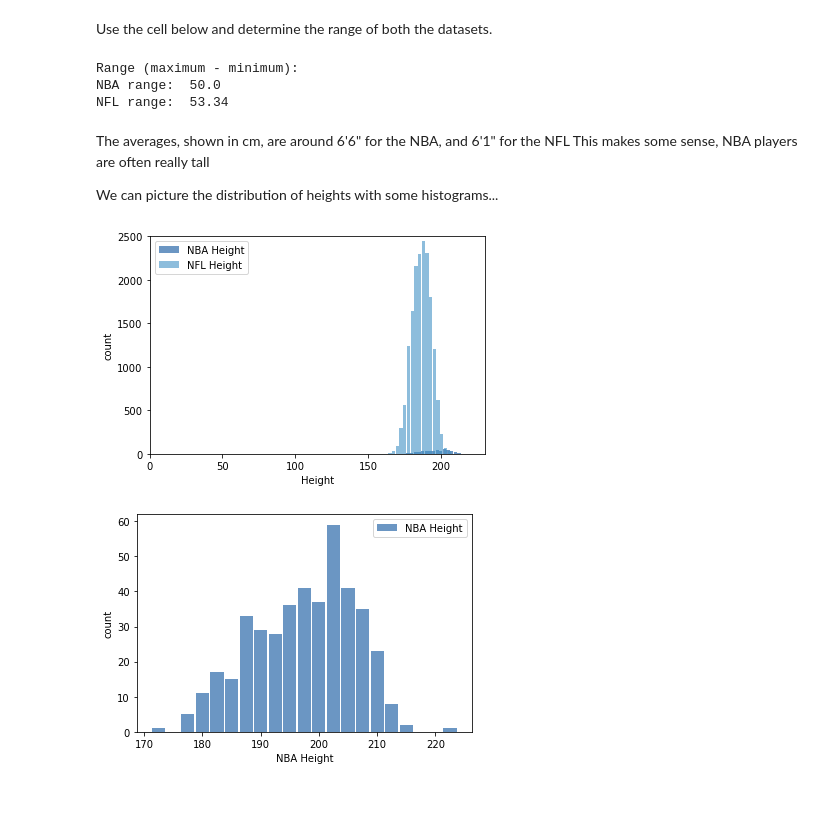
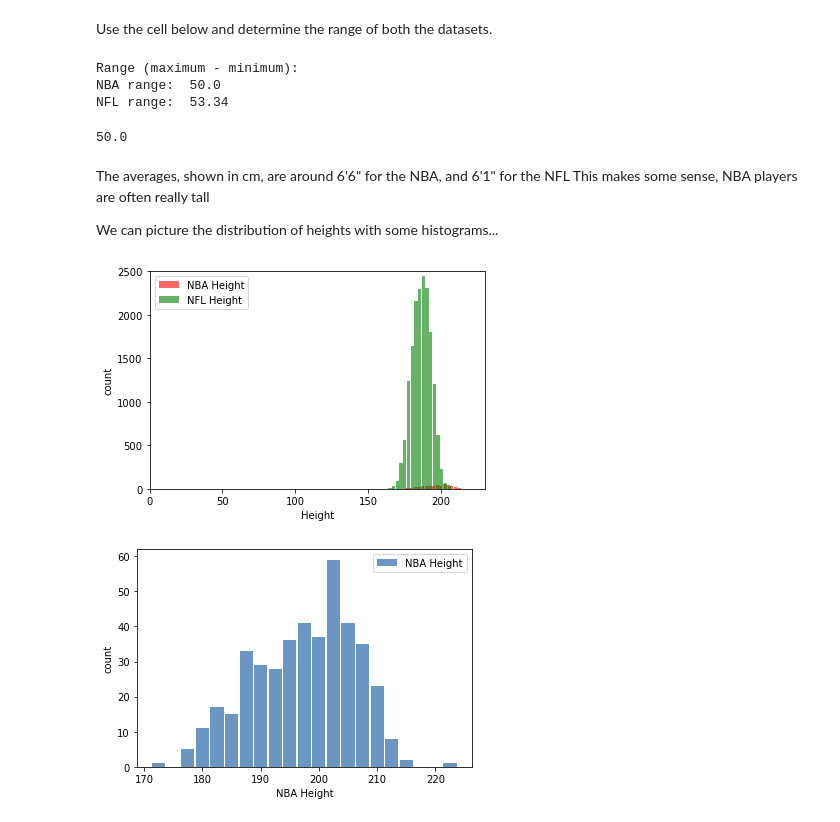
Before and after one commit to Soniyasunny1/BasicClassExamples, a Jupyter notebook: 003_Var_Std_Dev.ipynb, the cells around one changed output. Saved outputs shown, nothing was run; the diff lists cells and outputs as text; code cells hidden in the pictures.

```diff
--- a/003_Var_Std_Dev.ipynb
+++ b/003_Var_Std_Dev.ipynb
@@ -115,10 +115,12 @@ Use the cell below and determine the range of both the datasets.
 print("Range (maximum - minimum): ")
 print("NBA range: ", nba.max() - nba.min())
 print("NFL range: ", nfl.max() - nfl.min())
+np.max(nba) - np.min(nba) # same
 # %% [output]
 Range (maximum - minimum):
 NBA range:  50.0
 NFL range:  53.34
+50.0
 # %% [markdown]
 The averages, shown in cm, are around 6'6" for the NBA, and 6'1" for the NFL
 This makes some sense, NBA players are often really tall
@@ -131,11 +133,11 @@ nflhist = thinkstats2.Hist(nfl, label="NFL Height")
 # %%
 #Create a histogram. Or two histograms
 thinkplot.PrePlot(2)
-thinkplot.Hist(nbahist)
-thinkplot.Hist(nflhist)
+thinkplot.Hist(nbahist, color="red")
+thinkplot.Hist(nflhist, color="green")
 thinkplot.Config(xlabel="Height", ylabel="count", xlim=[0,230], ylim=[0,2500])
 # %% [output]
-[figure, old version]
+[figure, new version]
 # %%
 #If you're making separate histograms, put it here
 thinkplot.PrePlot(1)
```
Also changed, not shown: parts of 3 cells of this notebook.
